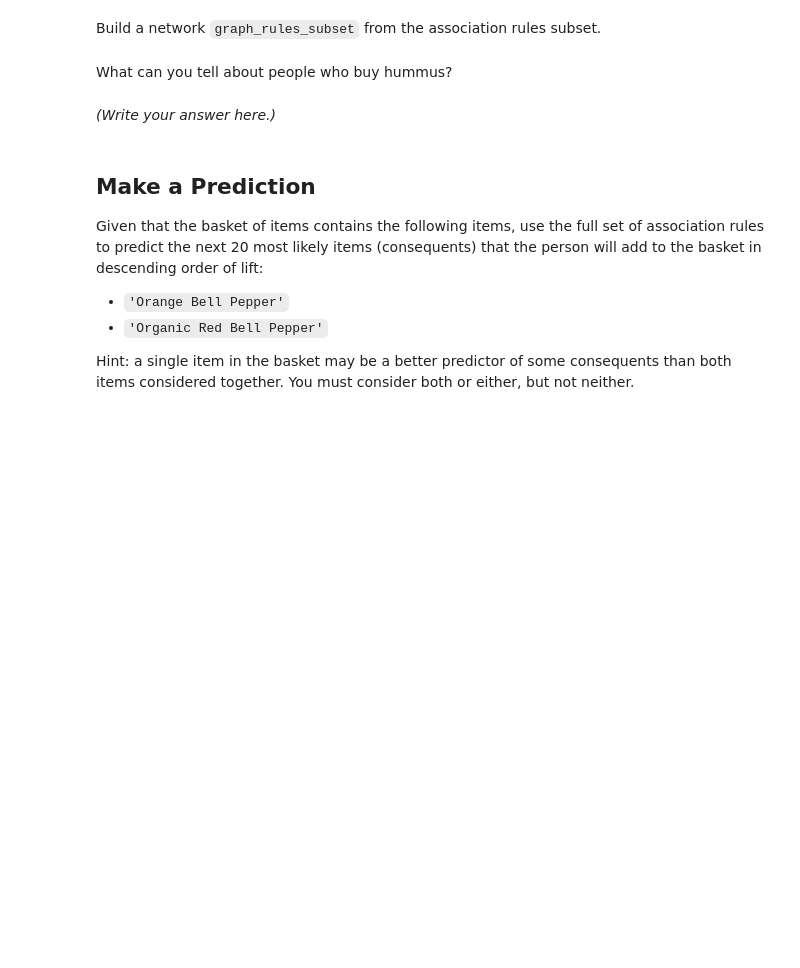
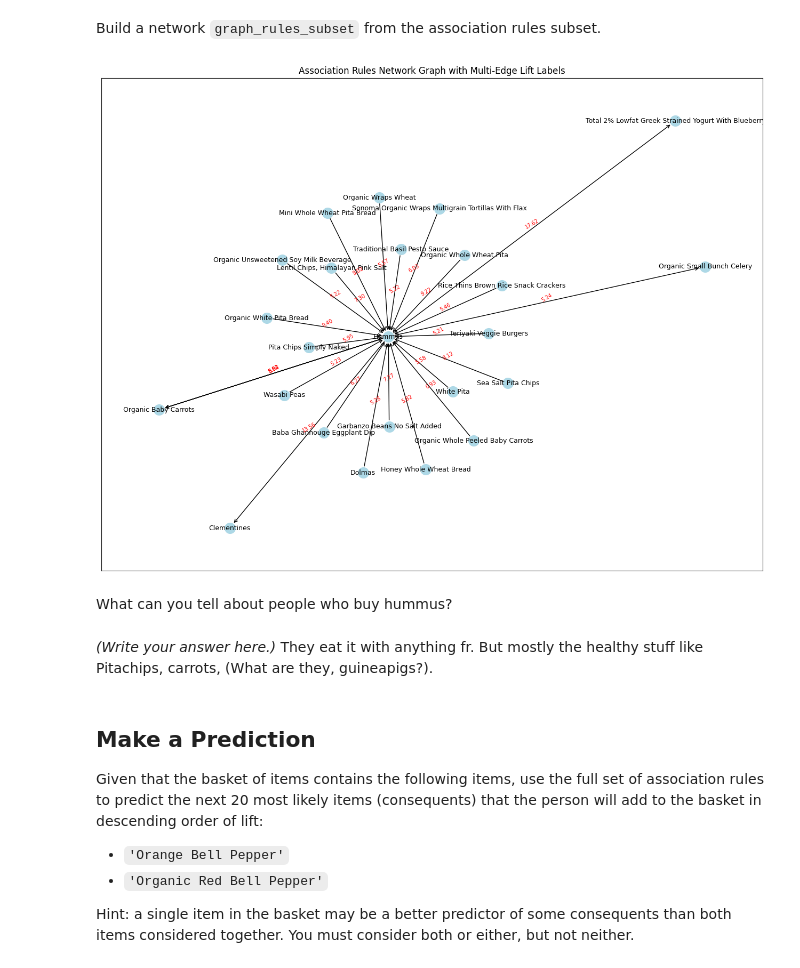
Before and after one commit to lxwooxy/my-fork-2024-fall-data-science, a Jupyter notebook: Week-05-Unsupervised-Learning/Exercise-gw.ipynb, the cells around one changed output. Saved outputs shown, nothing was run; the diff lists cells and outputs as text; code cells hidden in the pictures; blank space fills up the shorter version.

```diff
--- a/Week-05-Unsupervised-Learning/Exercise-gw.ipynb
+++ b/Week-05-Unsupervised-Learning/Exercise-gw.ipynb
@@ -91,0 +155,16 @@ df_rules_subset = # Something goes here.
+# %%
+# Define df_rules_subset.
+
+df_rules_subset = df_rules[df_rules['antecedent_items'].apply(len) == 1]
+df_rules_subset = df_rules_subset[(df_rules_subset['lift'] >= 5) & (df_rules_subset['lift'] <= 20)]
+df_rules_subset = df_rules_subset[
+    (df_rules_subset['antecedent_items'].apply(lambda x: 'Hummus' in x[0])) ^
+    (df_rules_subset['consequent_item'].str.contains('Hummus'))
+]
+df_rules_subset['antecedent_item'] = df_rules_subset['antecedent_items'].apply(lambda x: x[0])
+df_rules_subset['antecedent_item'] = df_rules_subset['antecedent_item'].replace(to_replace=r'.*Hummus.*', value='Hummus', regex=True)
+df_rules_subset['consequent_item'] = df_rules_subset['consequent_item'].replace(to_replace=r'.*Hummus.*', value='Hummus', regex=True)
+
+print(df_rules_subset.shape)
+
+df_rules_subset.head()
@@ -103,7 +181,51 @@ graph_rules_subset.add_edges_from(
+# %%
+# Define graph_rules_subset, add the graph’s edges, and plot it. You may need a large figure size, smaller node size, and smaller font size.
+
+graph_rules_subset = nx.MultiDiGraph()
+graph_rules_subset.add_edges_from([
+    (row['antecedent_item'], row['consequent_item'], {
+        'support': row['support'],
+        'confidence': row['confidence'],
+        'lift': row['lift']
+    })
+    for idx, row in df_rules_subset.iterrows()
+])
+
+# Step 3: Define figure size and layout (bigger figure and larger k value for more spread-out nodes)
+plt.figure(figsize=(16, 12))  # Larger figure size for better readability
+pos = nx.spring_layout(graph_rules_subset, k=0.5, seed=42)  # Increase k for more spread-out nodes
+
+# Draw nodes with smaller sizes
+nx.draw_networkx_nodes(graph_rules_subset, pos, node_size=200, node_color='lightblue')
+
+# Draw edges
+nx.draw_networkx_edges(graph_rules_subset, pos, arrowstyle='->', arrowsize=10)
+
+# Draw node labels with smaller font size
+nx.draw_networkx_labels(graph_rules_subset, pos, font_size=9, font_family="sans-serif")
+
+# Manually add edge labels with smaller font size and rotation to avoid clutter
+for edge in graph_rules_subset.edges(data=True):
+    u, v, edge_data = edge
+    lift_value = edge_data['lift']
+
+    # Get the position for edge label
+    x_mid = (pos[u][0] + pos[v][0]) / 2
+    y_mid = (pos[u][1] + pos[v][1]) / 2
+
+    # Add rotated text at the midpoint of the edge (rotate to reduce overlap)
+    plt.text(x_mid, y_mid, f'{lift_value:.2f}', fontsize=7, color='red', rotation=30, ha='center')
+
+
+# Step 5: Show the graph
+plt.title("Association Rules Network Graph with Multi-Edge Lift Labels")
+plt.show()
+# %% [output]
+[figure, added]
 # %% [markdown]
 What can you tell about people who buy hummus?
-# %% [markdown]
-*(Write your answer here.)*
+# %% [markdown]
+*(Write your answer here.)* They eat it with anything fr. But mostly the healthy stuff like Pitachips, carrots, (What are they, guineapigs?).
 # %% [markdown]
 ## Make a Prediction
 
```
Also changed, not shown: parts of 13 cells of this notebook.
